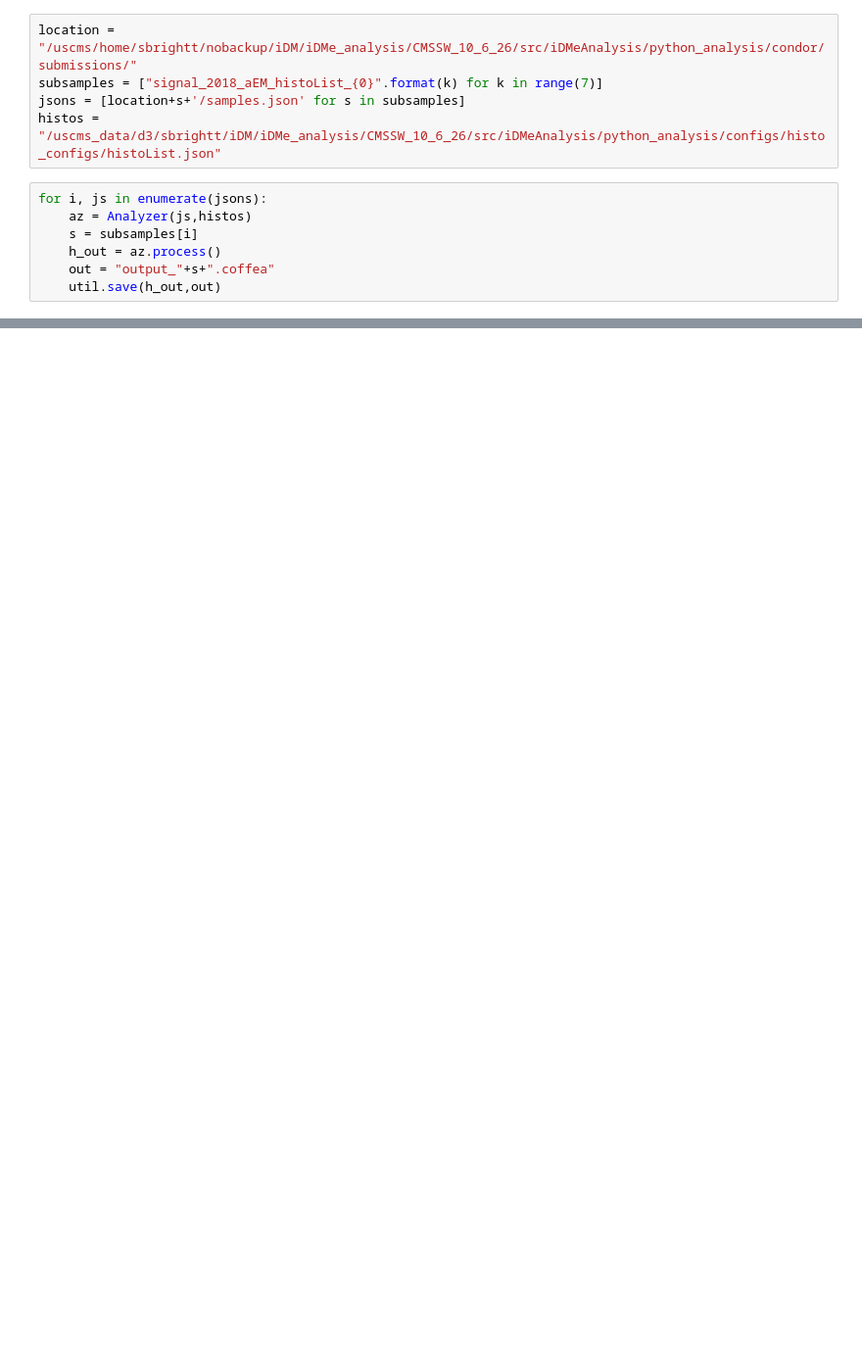
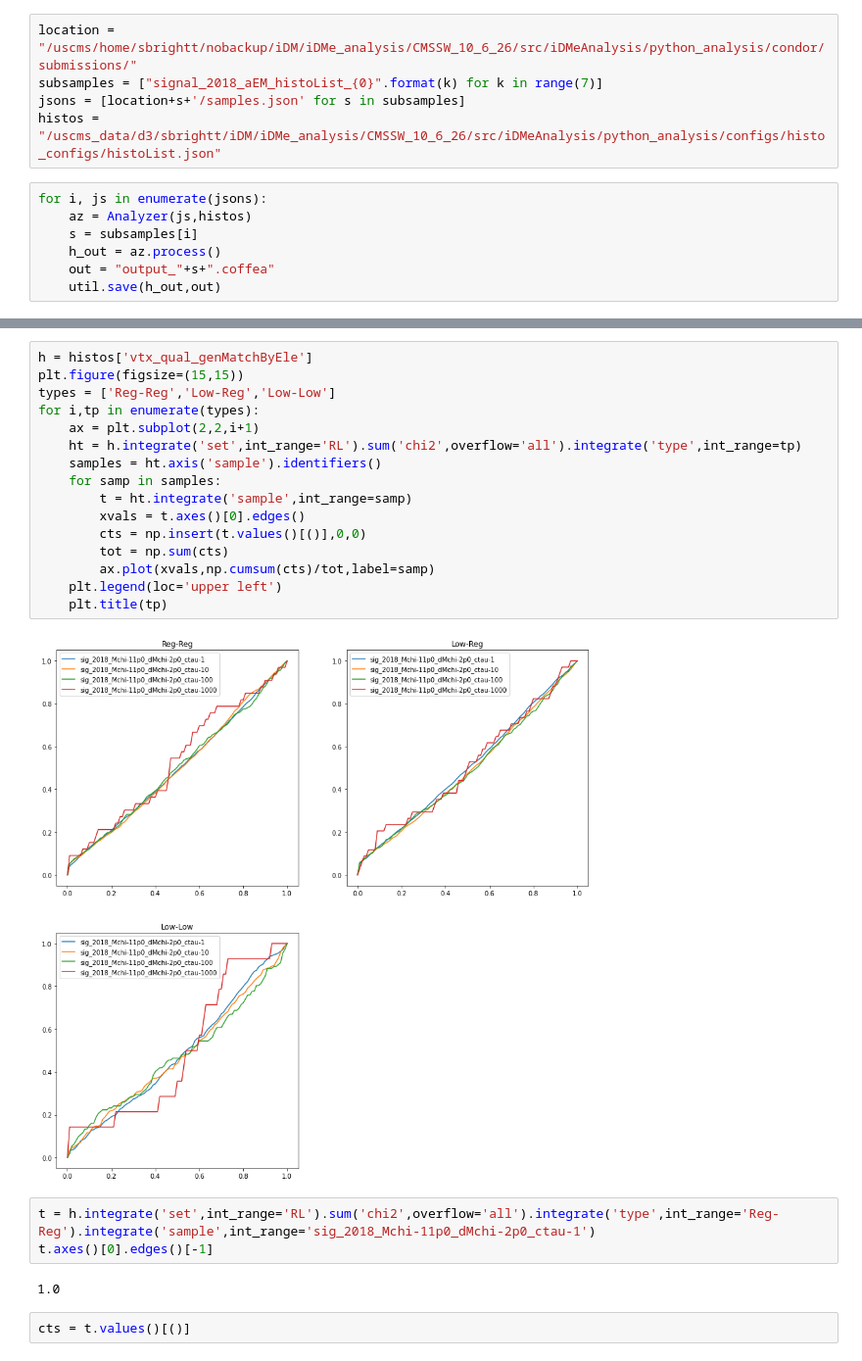
Before and after one commit to liviakong/iDMe, a Jupyter notebook: python_analysis/testNotebooks/runAnalyzerLocal.ipynb, the cells around one changed output, grey strips where cells are left out. Shown: that part at 98% size. Drawn from its saved outputs; the diff is of its cells as text; blank space fills up the shorter version.

```diff
--- a/python_analysis/testNotebooks/runAnalyzerLocal.ipynb
+++ b/python_analysis/testNotebooks/runAnalyzerLocal.ipynb
@@ -128,0 +87,25 @@ best_ele_match[cutF]
+# %%
+h = histos['vtx_qual_genMatchByEle']
+plt.figure(figsize=(15,15))
+types = ['Reg-Reg','Low-Reg','Low-Low']
+for i,tp in enumerate(types):
+    ax = plt.subplot(2,2,i+1)
+    ht = h.integrate('set',int_range='RL').sum('chi2',overflow='all').integrate('type',int_range=tp)
+    samples = ht.axis('sample').identifiers()
+    for samp in samples:
+        t = ht.integrate('sample',int_range=samp)
+        xvals = t.axes()[0].edges()
+        cts = np.insert(t.values()[()],0,0)
+        tot = np.sum(cts)
+        ax.plot(xvals,np.cumsum(cts)/tot,label=samp)
+    plt.legend(loc='upper left')
+    plt.title(tp)
+# %% [output]
+[figure, added]
+# %%
+t = h.integrate('set',int_range='RL').sum('chi2',overflow='all').integrate('type',int_range='Reg-Reg').integrate('sample',int_range='sig_2018_Mchi-11p0_dMchi-2p0_ctau-1')
+t.axes()[0].edges()[-1]
+# %% [output]
+1.0
+# %%
+cts = t.values()[()]
```
Also changed, not shown: parts of 13 cells of this notebook, 34 other files.
